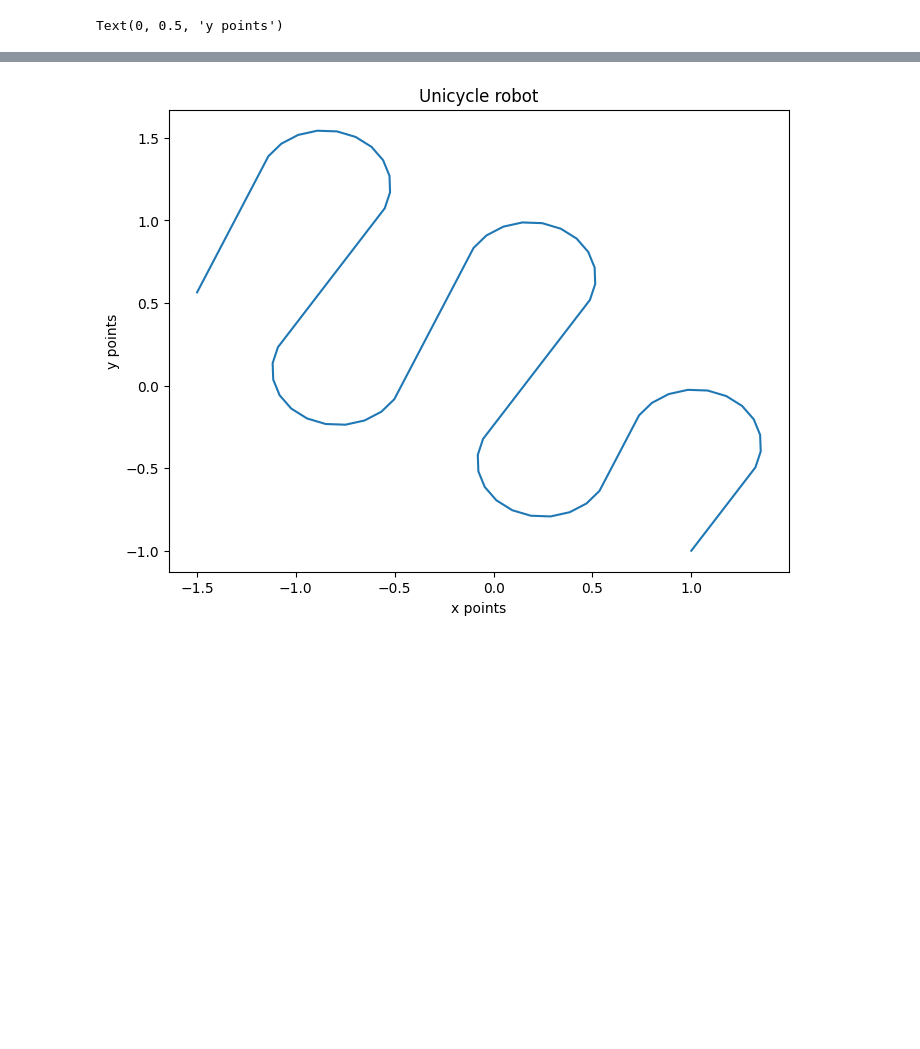
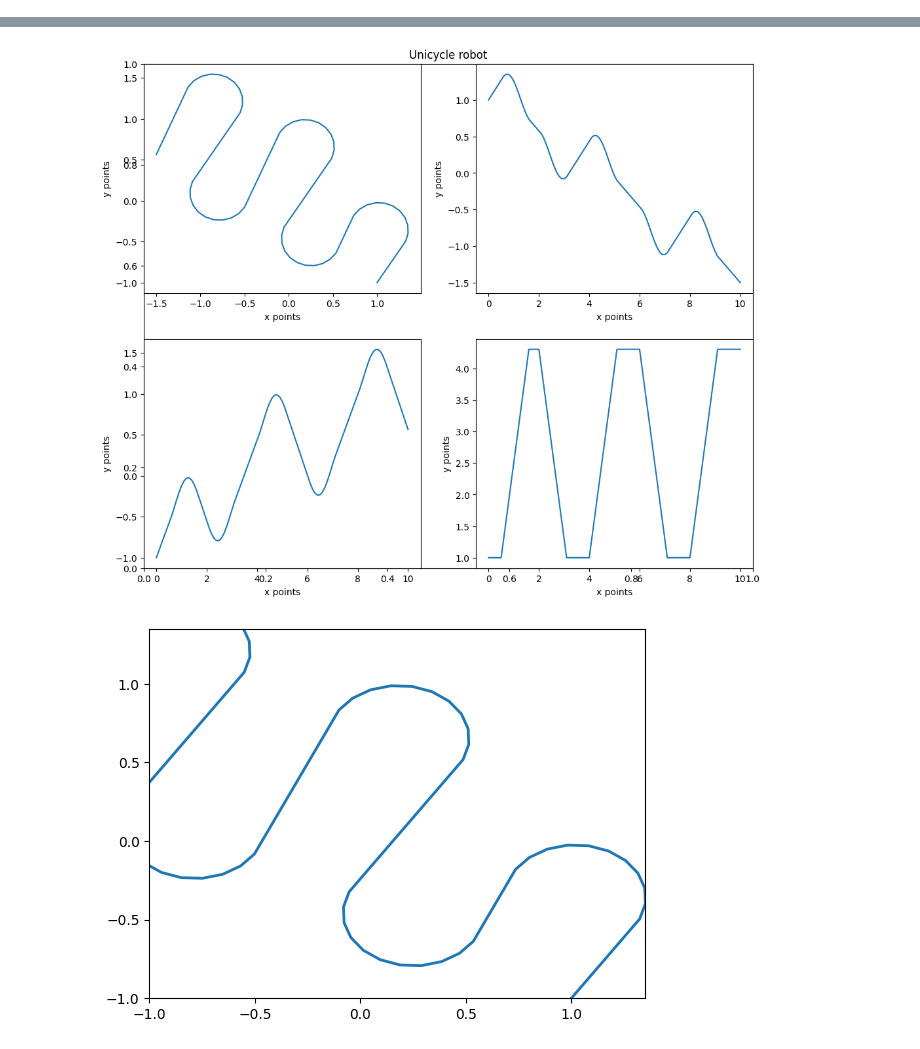
Before and after one commit to al-imran-sonet/CSE495A-Introduction-to-Robotics-, a Jupyter notebook: Assignment_01/Assignment_session01.ipynb, the cells around one changed output, grey strips where cells are left out. Saved outputs shown, nothing was run; the diff lists cells and outputs as text; code cells hidden in the pictures; blank space fills up the shorter version.

```diff
--- a/Assignment_01/Assignment_session01.ipynb
+++ b/Assignment_01/Assignment_session01.ipynb
@@ -3,6 +3,8 @@
 # %%
 import numpy as np
 import matplotlib.pyplot as plt
+import time
+from matplotlib import animation
 
 T=10
 del_T= 0.1
@@ -56,11 +58,53 @@ for i in range(length-1):
 print(x,"\n",y,"\n",Q)
 
 
-plt.figure(figsize=(8,6))
+plt.figure(figsize=(12,10))
 plt.title("Unicycle robot")
+plt.subplot(2,2,1)
+
 plt.plot(x,y)
 plt.xlabel("x points")
 plt.ylabel("y points")
+
+
+plt.subplot(2,2,2)
+plt.plot(t,x)
+plt.xlabel("x points")
+plt.ylabel("y points")
+
+
+plt.subplot(2,2,3)
+plt.plot(t,y)
+plt.xlabel("x points")
+plt.ylabel("y points")
+
+
+plt.subplot(2,2,4)
+plt.plot(t,Q)
+plt.xlabel("x points")
+plt.ylabel("y points")
+
+
+fig,ax=plt.subplots()
+ax.set_xlim(min(y), max(x))
+ax.set_ylim(min(y),max(x))
+line, = ax.plot([], [], lw=2)
+
+def init():
+  line.set_data([], [])
+  return line,
+
+def update(frame):
+  x_data = x[:frame]
+  y_data = y[:frame]
+  line.set_data(x_data, y_data)
+  return line,
+
+ani=animation.FuncAnimation(fig,update,frames=length,init_func=init,blit=True)
+
+
+from IPython.display import HTML #for colab , its not necessary for vs code
+HTML(ani.to_jshtml())
 # %% [output]
 [ 0.   0.1  0.2  0.3  0.4  0.5  0.6  0.7  0.8  0.9  1.   1.1  1.2  1.3
   1.4  1.5  1.6  1.7  1.8  1.9  2.   2.1  2.2  2.3  2.4  2.5  2.6  2.7
@@ -79,4 +123,3 @@ plt.ylabel("y points")
  4.3 4.3 4.3 4.3 4.3 4.3 4.3 4.  3.7 3.4 3.1 2.8 2.5 2.2 1.9 1.6 1.3 1.
  1.  1.  1.  1.  1.  1.  1.  1.  1.  1.3 1.6 1.9 2.2 2.5 2.8 3.1 3.4 3.7
  4.  4.3 4.3 4.3 4.3 4.3 4.3 4.3 4.3 4.3 4.3]
-Text(0, 0.5, 'y points')
@@ -83 +127,2 @@ Text(0, 0.5, 'y points')
-[figure, old version]
+[figure, new version]
+[figure, added]
```
Also changed, not shown: parts of 1 cell of this notebook.
